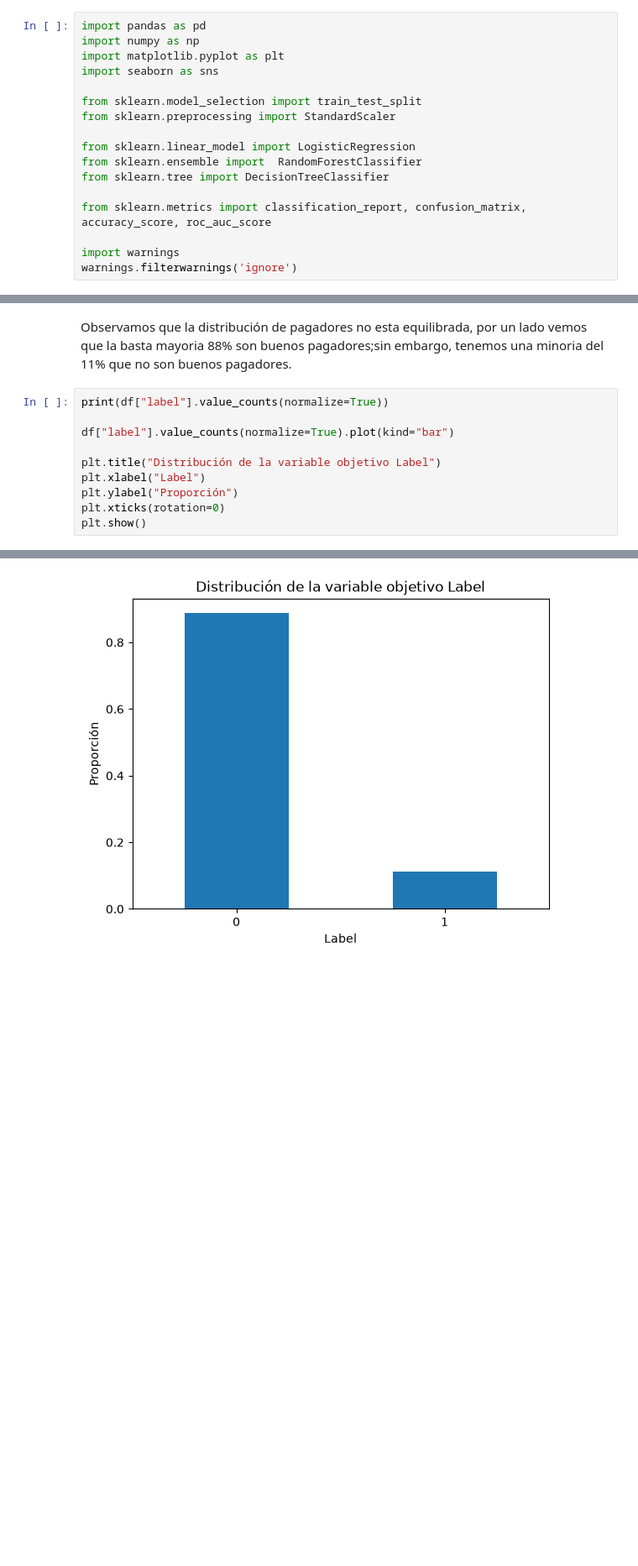
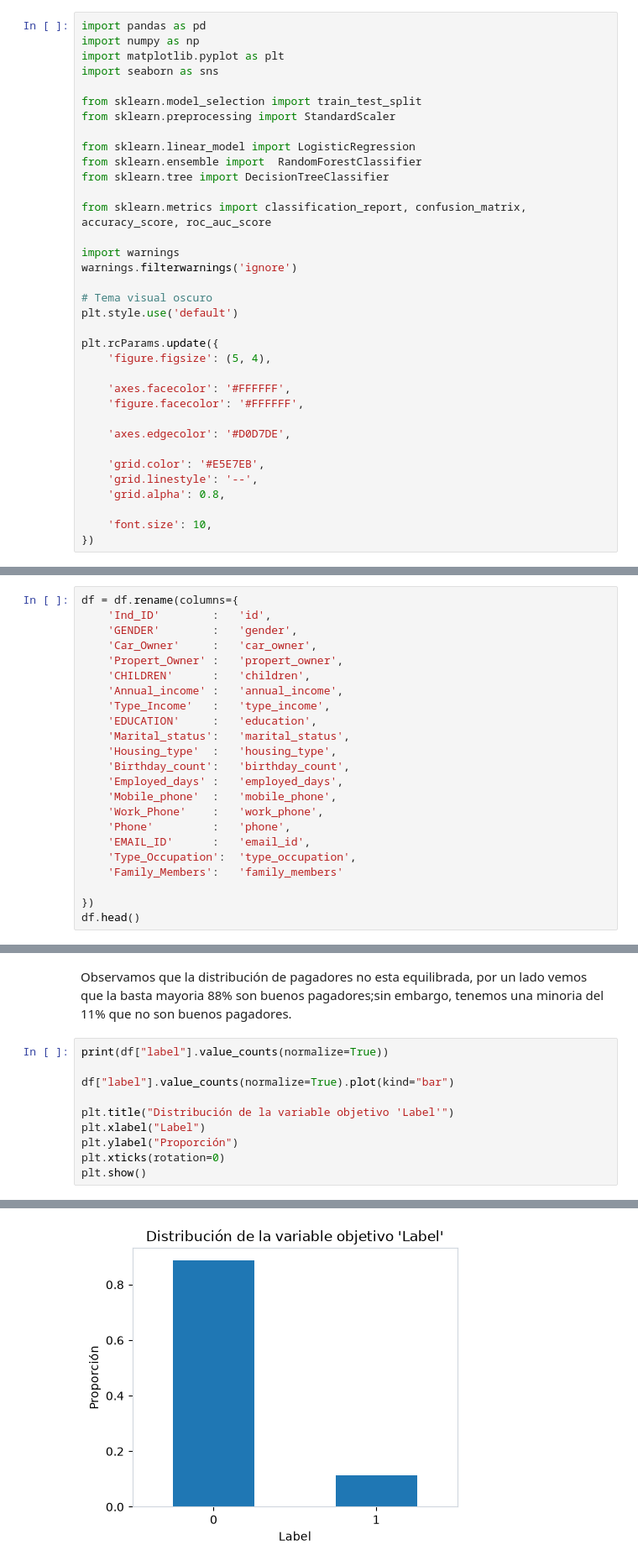
Before and after one commit to antonio-xrp/riesgo_credito, a Jupyter notebook: notebooks/riesgo_credito.ipynb, the cells around one changed output, grey strips where cells are left out. Shown at 84% size. Saved outputs shown, nothing was run; the diff lists cells and outputs as text; blank space fills up the shorter version.

```diff
--- a/notebooks/riesgo_credito.ipynb
+++ b/notebooks/riesgo_credito.ipynb
@@ -39,6 +41,24 @@ from sklearn.metrics import classification_report, confusion_matrix, accuracy_sc
 
 import warnings
 warnings.filterwarnings('ignore')
+
+# Tema visual oscuro
+plt.style.use('default')
+
+plt.rcParams.update({
+    'figure.figsize': (5, 4),
+
+    'axes.facecolor': '#FFFFFF',
+    'figure.facecolor': '#FFFFFF',
+
+    'axes.edgecolor': '#D0D7DE',
+
+    'grid.color': '#E5E7EB',
+    'grid.linestyle': '--',
+    'grid.alpha': 0.8,
+
+    'font.size': 10,
+})
 # %% [markdown]
 Definimos costes de cada decisión
 # %%
@@ -83,0 +106,23 @@ Filas descartadas por el inner join: 0 (0.00% del total)
+# %%
+df = df.rename(columns={
+    'Ind_ID'        :   'id',
+    'GENDER'        :   'gender',
+    'Car_Owner'     :   'car_owner',
+    'Propert_Owner' :   'propert_owner',
+    'CHILDREN'      :   'children',
+    'Annual_income' :   'annual_income',
+    'Type_Income'   :   'type_income',
+    'EDUCATION'     :   'education',
+    'Marital_status':   'marital_status',
+    'Housing_type'  :   'housing_type',
+    'Birthday_count':   'birthday_count',
+    'Employed_days' :   'employed_days',
+    'Mobile_phone'  :   'mobile_phone',
+    'Work_Phone'    :   'work_phone',
+    'Phone'         :   'phone',
+    'EMAIL_ID'      :   'email_id',
+    'Type_Occupation':  'type_occupation',
+    'Family_Members':   'family_members'
+
+})
+df.head()
@@ -86,17 +142,17 @@ Observamos que la distribución de pagadores no esta equilibrada, por un lado ve
 # %%
 print(df["label"].value_counts(normalize=True))
 
 df["label"].value_counts(normalize=True).plot(kind="bar")
 
-plt.title("Distribución de la variable objetivo Label")
+plt.title("Distribución de la variable objetivo 'Label'")
 plt.xlabel("Label")
 plt.ylabel("Proporción")
 plt.xticks(rotation=0)
 plt.show()
 # %% [output]
 label
 0    0.886951
 1    0.113049
 Name: proportion, dtype: float64
-[figure, old version]
+[figure, new version]
 # %% [markdown]
```
Also changed, not shown: parts of 173 cells of this notebook.
